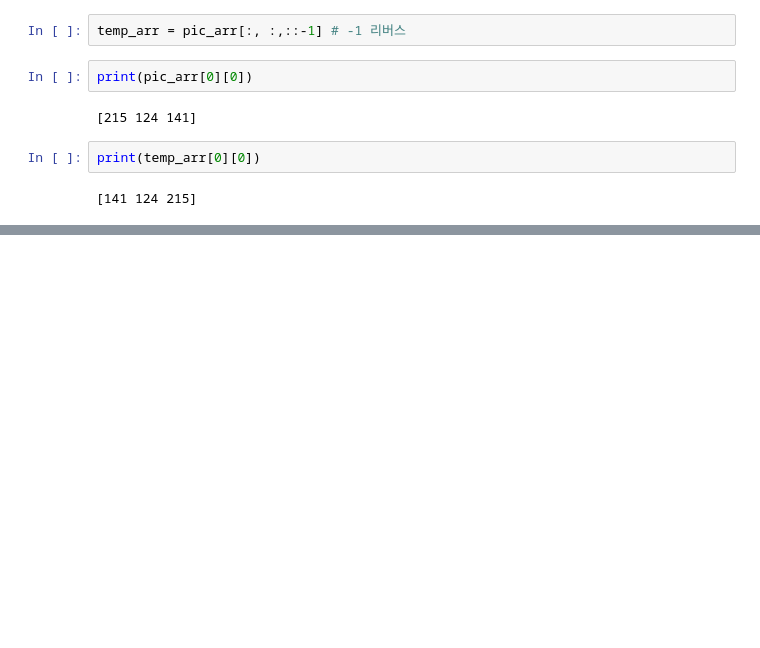
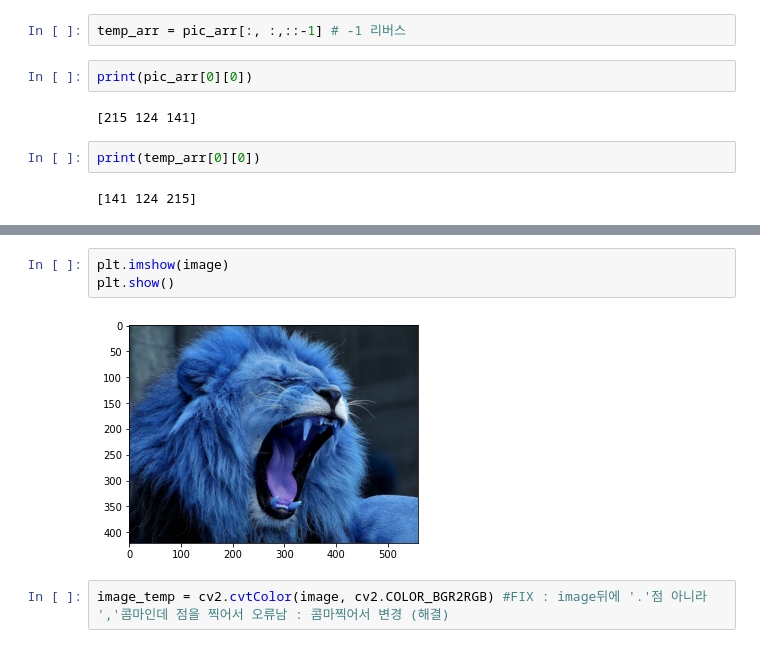
Before and after one commit to 85honesty/OpenCV, a Jupyter notebook: OpneCV_한번에_끝내기.ipynb, the cells around one changed output, grey strips where cells are left out. Cells and saved outputs as stored; diff of their text form; blank space fills up the shorter version.

```diff
--- a/OpneCV_한번에_끝내기.ipynb
+++ b/OpneCV_한번에_끝내기.ipynb
@@ -315,0 +414,7 @@ print(temp_arr[0][0])
+# %%
+plt.imshow(image)
+plt.show()
+# %% [output]
+[figure, added]
+# %%
+image_temp = cv2.cvtColor(image, cv2.COLOR_BGR2RGB) #FIX : image뒤에 '.'점 아니라 ','콤마인데 점을 찍어서 오류남 : 콤마찍어서 변경 (해결)
```
Also changed, not shown: parts of 36 cells of this notebook.
